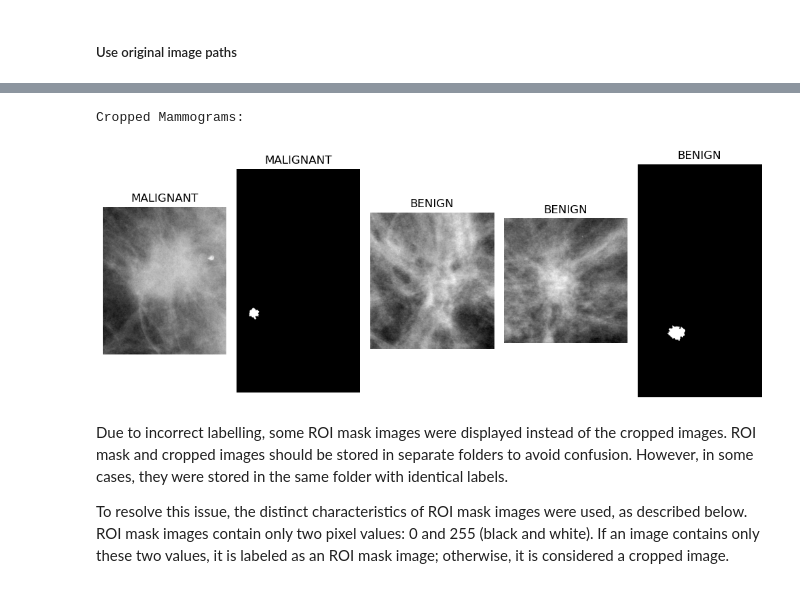
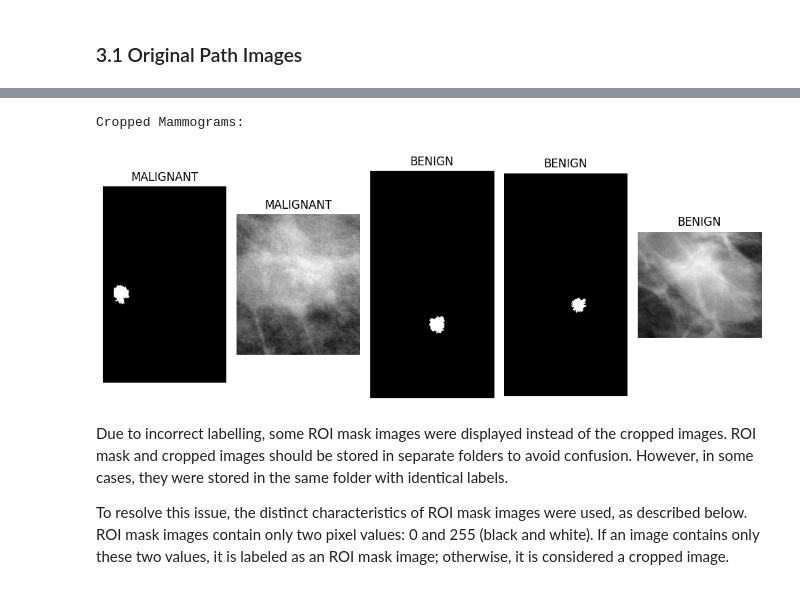
Before and after one commit to we1c0me2s0rapark/UoL-FP, a Jupyter notebook: Test_OriginalData.ipynb, the cells around one changed output, grey strips where cells are left out. Cells and saved outputs as stored; diff of their text form; code cells hidden in the pictures.

```diff
--- a/Test_OriginalData.ipynb
+++ b/Test_OriginalData.ipynb
@@ -43,4 +61,8 @@ Mass test data path: C:\Users\lejam\Desktop\CBIS-DDSM\manifest-1748122768688\mas
 # %%
-df_meta = pd.read_csv(meta_path)
-df_meta.head(3)
+# Use the retrieved paths to read the CSV file.
+df_meta = pd.read_csv(Paths.metadata_csv)
+
+# Display the first three rows of the DataFrame.
+print("\nFirst 2 rows of the metadata DataFrame:")
+df_meta.head(2)
 # %% [output]
@@ -83,4 +75,14 @@ if False:
 # %%
-# Load mass datasets
-mass_train = pd.read_csv(mass_train_path)
-mass_test = pd.read_csv(mass_test_path)
+#
+# @brief Loads training and testing datasets and reports their dimensions.
+#
+# This script fragment reads two CSV files, one for training and one for
+# testing, from a predefined path. It then prints the shape (number of rows
+# and columns) of each DataFrame to verify that the datasets have been
+# successfully loaded.
+#
+mass_train = pd.read_csv(Paths.mass_train_csv)
+print(f"Training data: {mass_train.shape}")
+
+mass_test = pd.read_csv(Paths.mass_train_csv)
+print(f"Test data: {mass_test.shape}")
@@ -247,2 +223,2 @@ import pydicom
 # %% [markdown]
-##### Use original image paths
+### 3.1 Original Path Images
@@ -287,10 +230,10 @@ Full Mammograms:
 [figure]
 # %%
 print('Cropped Mammograms:\n')
-render_without_filters('cropped image file path', 5)
+render_images(Paths.root, df_meta, mass_train, 'cropped image file path', 5)
 # %% [output]
 Cropped Mammograms:
-[figure, old version]
+[figure, new version]
 # %% [markdown]
 Due to incorrect labelling, some ROI mask images were displayed instead of the cropped images. ROI mask and cropped images should be stored in separate folders to avoid confusion. However, in some cases, they were stored in the same folder with identical labels.
 
```
Also changed, not shown: parts of 30 cells of this notebook, 7 other files.
